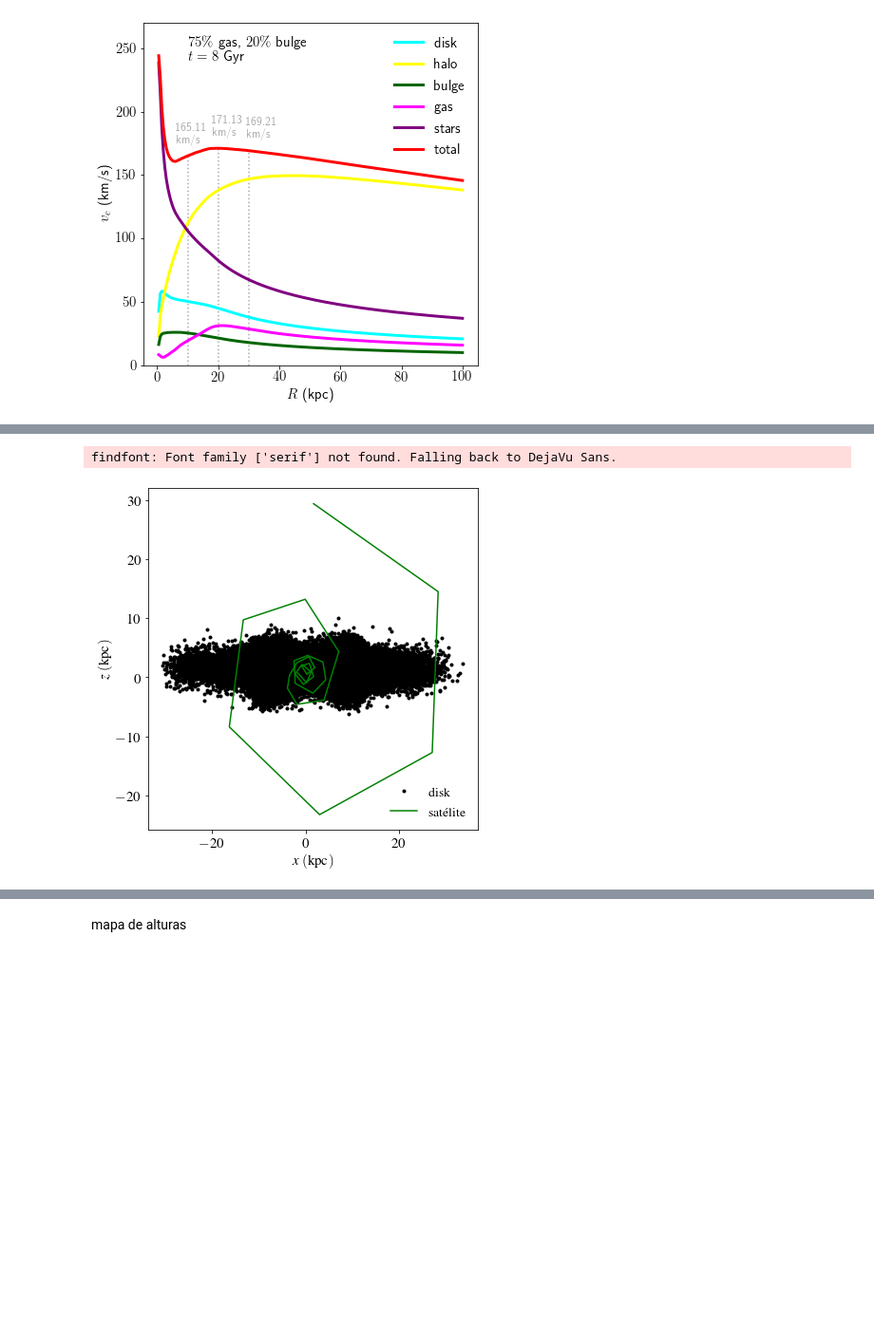
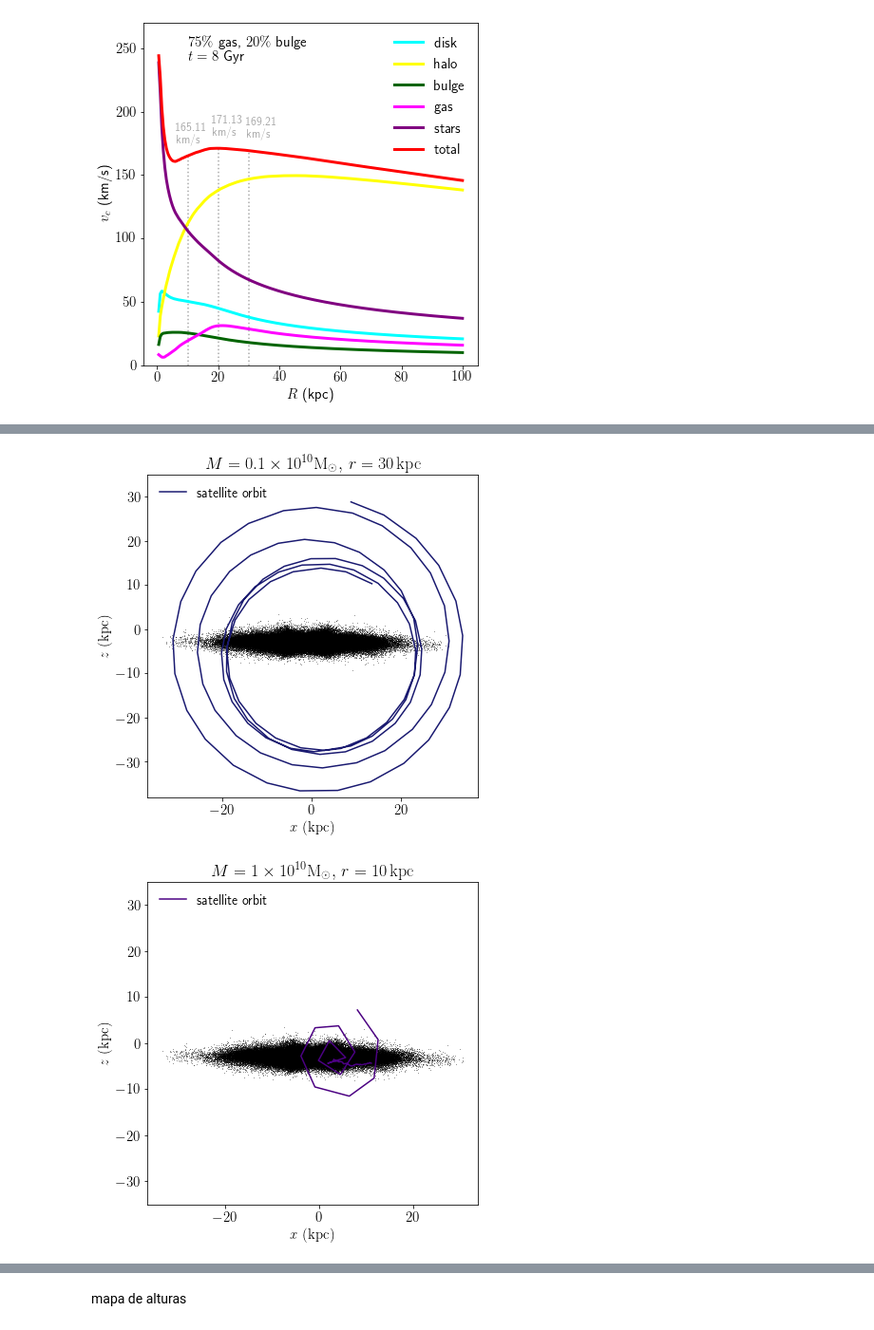
Before and after one commit to AndressaWille/Mestrado, a Jupyter notebook: interactions.ipynb, the cells around one changed output, grey strips where cells are left out. Shown: that part at 95% size. Drawn from its saved outputs; the diff is of its cells as text; code cells hidden in the pictures; blank space fills up the shorter version.

```diff
--- a/interactions.ipynb
+++ b/interactions.ipynb
@@ -270,2 +251,2 @@ paths = [path]
 # %%
-n_snapshots = 31
+n_snapshots = 120
@@ -274,6 +253,18 @@ n_snapshots = 31
 # %%
-cm_x = np.empty(n_snapshots)
-cm_y = np.empty(n_snapshots)
-cm_z = np.empty(n_snapshots)
+cm_x_01_30 = np.empty(n_snapshots)
+cm_y_01_30 = np.empty(n_snapshots)
+cm_z_01_30 = np.empty(n_snapshots)
+
+cm_x_1_10 = np.empty(n_snapshots)
+cm_y_1_10 = np.empty(n_snapshots)
+cm_z_1_10 = np.empty(n_snapshots)
+
+cm_x_1_20 = np.empty(n_snapshots)
+cm_y_1_20 = np.empty(n_snapshots)
+cm_z_1_20 = np.empty(n_snapshots)
+
+cm_x_1_30 = np.empty(n_snapshots)
+cm_y_1_30 = np.empty(n_snapshots)
+cm_z_1_30 = np.empty(n_snapshots)
 # %%
 for p, path in enumerate(paths):
@@ -312,12 +317,52 @@ for p, path in enumerate(paths):
 # %%
-plt.figure(figsize=[6,6])
-plt.plot(y_disk, z_disk, 'k.', label='disk')
-plt.plot(cm_y, cm_z, 'g-', label='satélite')
-plt.xlabel(r'$x~({\rm kpc})$', fontsize=15)
-plt.ylabel(r'$z~({\rm kpc})$', fontsize=15)
-plt.legend(loc='lower right', frameon=False, fontsize=14)
-plt.tight_layout()
-#plt.savefig('orbita.png')
+for i in range (0, 4):
+    if i == 0:
+        plt.figure(figsize=[6,6])
+        plt.plot(x_disk, z_disk, 'k,', alpha=0.4)
+        plt.plot(cm_y_01_30, cm_z_01_30, color='midnightblue', label='satellite orbit')
+        plt.xlabel(r'$x~({\rm kpc})$', fontsize=15)
+        plt.ylabel(r'$z~({\rm kpc})$', fontsize=15)
+        plt.legend(loc='upper left', frameon=False, fontsize=14)
+        plt.ylim(-38, 35)
+        plt.title(r'$ M = 0.1 \times 10^{10}\mathrm{{M}_\odot}, \,r = 30 \, \mathrm{kpc}$')
+        plt.tight_layout()
+        #plt.savefig('orbita-0.1-30.png')
+
+    if i == 1:
+        plt.figure(figsize=[6,6])
+        plt.plot(x_disk, z_disk, 'k,', alpha=0.4)
+        plt.plot(cm_y_1_10, cm_z_1_10, color='indigo', label='satellite orbit')
+        plt.xlabel(r'$x~({\rm kpc})$', fontsize=15)
+        plt.ylabel(r'$z~({\rm kpc})$', fontsize=15)
+        plt.legend(loc='upper left', frameon=False, fontsize=14)
+        plt.ylim(-35, 35)
+        plt.title(r'$ M = 1 \times 10^{10}\mathrm{{M}_\odot}, \,r = 10 \, \mathrm{kpc}$')
+        plt.tight_layout()
+        #plt.savefig('orbita-1-10.png')
+
+    if i == 2:
+        plt.figure(figsize=[6,6])
+        plt.plot(x_disk, z_disk, 'k,', alpha=0.4)
+        plt.plot(cm_y_1_20, cm_z_1_20, color='mediumpurple', label='satellite orbit')
+        plt.xlabel(r'$x~({\rm kpc})$', fontsize=15)
+        plt.ylabel(r'$z~({\rm kpc})$', fontsize=15)
+        plt.legend(loc='upper left', frameon=False, fontsize=14)
+        plt.ylim(-35, 35)
+        plt.title(r'$ M = 1 \times 10^{10}\mathrm{{M}_\odot}, \,r = 20 \, \mathrm{kpc}$')
+        plt.tight_layout()
+        #plt.savefig('orbita-1-20.png')
+
+    if i == 3:
+        plt.figure(figsize=[6,6])
+        plt.plot(x_disk, z_disk, 'k,', alpha=0.4)
+        plt.plot(cm_y_1_30, cm_z_1_30, color='plum', label='satellite orbit')
+        plt.xlabel(r'$x~({\rm kpc})$', fontsize=15)
+        plt.ylabel(r'$z~({\rm kpc})$', fontsize=15)
+        plt.legend(loc='upper left', frameon=False, fontsize=14)
+        plt.ylim(-35, 35)
+        plt.title(r'$ M = 1 \times 10^{10}\mathrm{{M}_\odot}, \,r = 30 \, \mathrm{kpc}$')
+        plt.tight_layout()
+        #plt.savefig('orbita-1-30.png')
 # %% [output]
-findfont: Font family ['serif'] not found. Falling back to DejaVu Sans.
-[figure, old version]
+[figure, new version]
+[figure, added]
```
Also changed, not shown: parts of 18 cells of this notebook.
